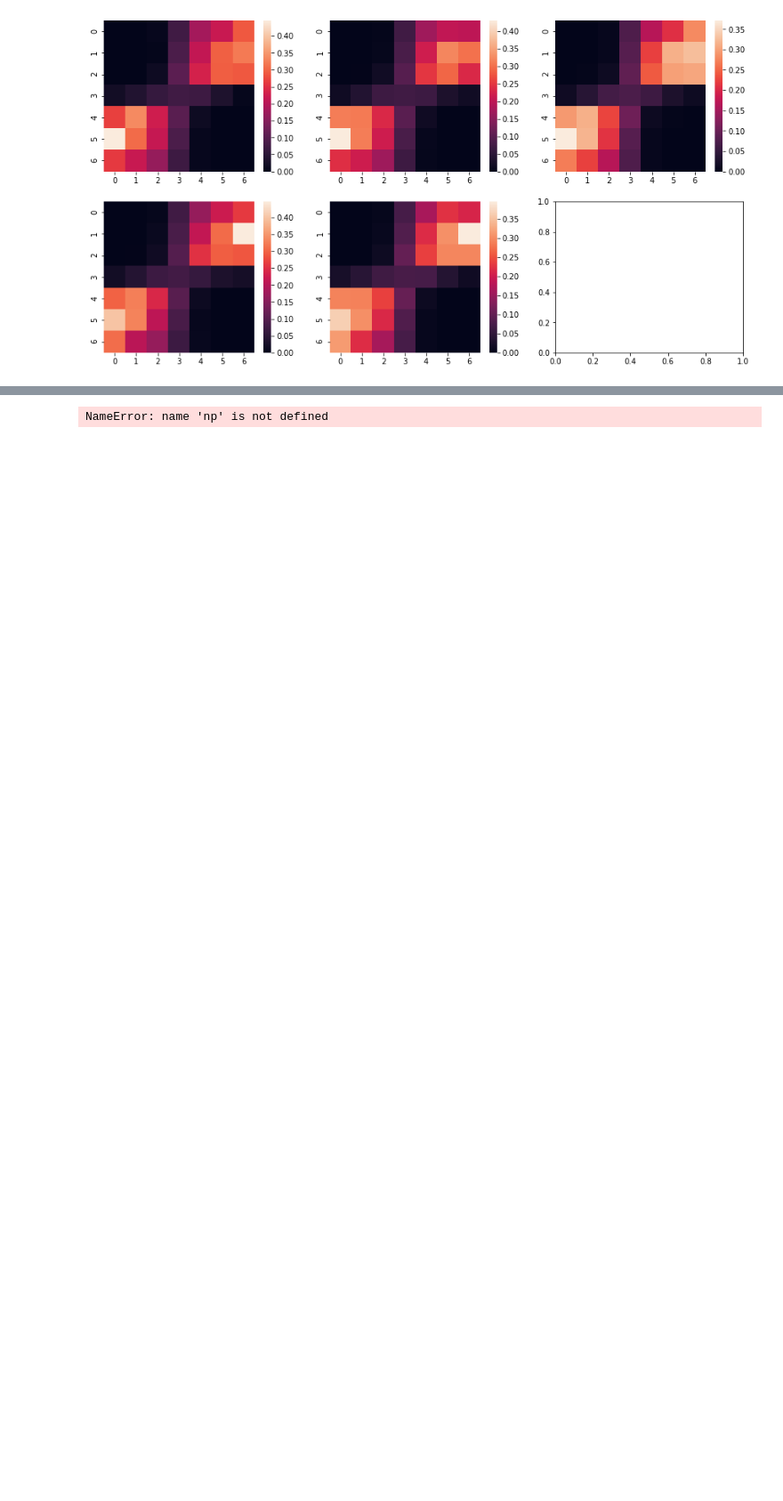
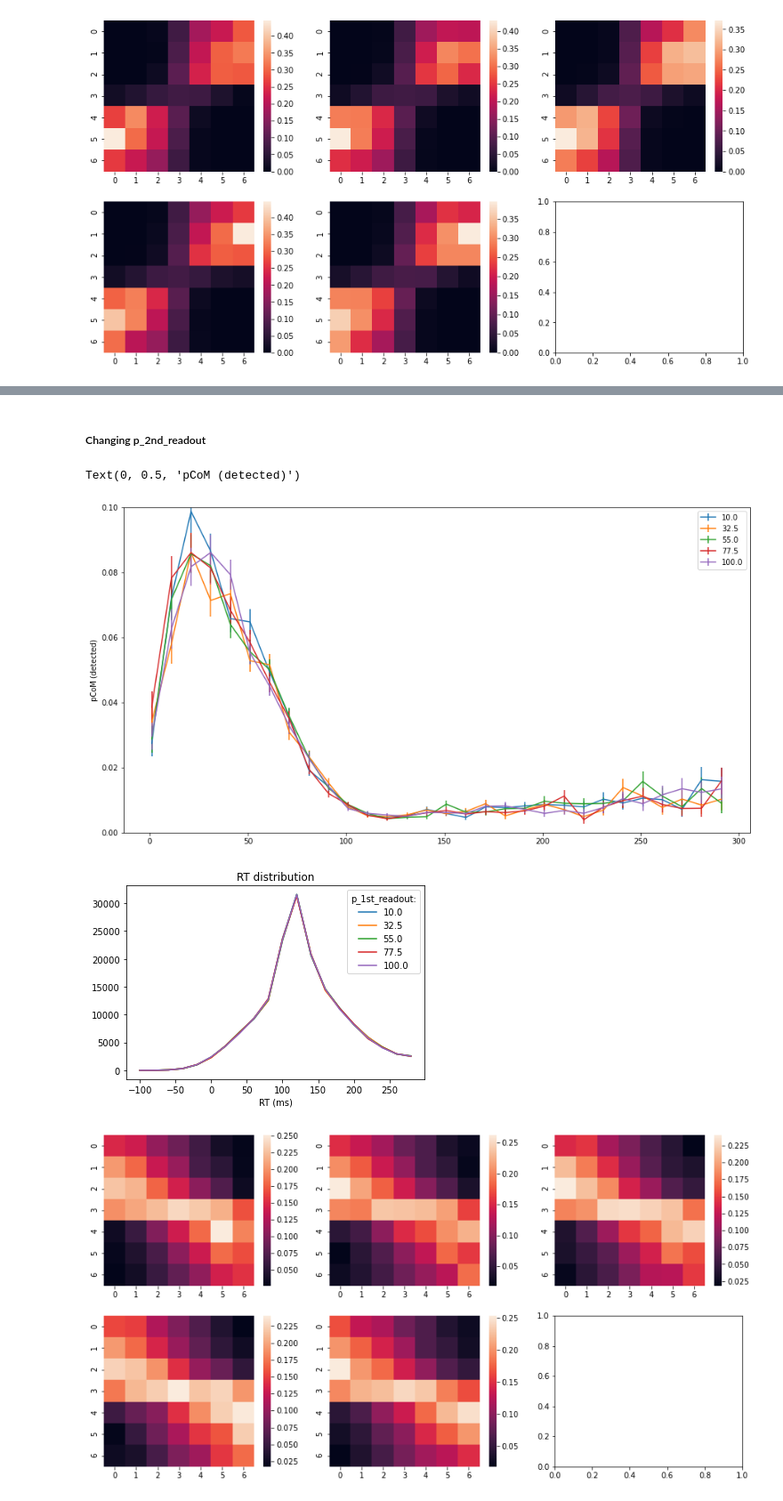
Before and after one commit to PastorJordi/custom_utils, a Jupyter notebook: notebooks/Parameter_analysis.ipynb, the cells around one changed output, grey strips where cells are left out. Shown at 89% size. Cells and saved outputs as stored; diff of their text form; code cells hidden in the pictures; blank space fills up the shorter version.

```diff
--- a/notebooks/Parameter_analysis.ipynb
+++ b/notebooks/Parameter_analysis.ipynb
@@ -705,14 +704,16 @@ KeyboardInterrupt:
+# %% [markdown]
+##### Changing p_2nd_readout
 # %%
-p_t_aff = 7
+p_t_aff = 8
 p_t_eff = 8
-p_t_a = 15
-p_w_zt = 0.2
-p_w_stim = 0.15
-p_e_noise = 0.05
+p_t_a = 14
+p_w_zt = 0.1
+p_w_stim = 0.1
+p_e_noise = 0.03
 p_com_th = 0.
-p_w_a = 0.028
+p_w_a = 0.03
 p_a_noise = np.sqrt(5e-3)
-p_1st_readout = 50
+p_1st_readout = 160
 p_2nd_readout = 5
 p_2nd_readout_list = np.linspace(10, 100, num=5)
 stim_temp = np.concatenate((stim, np.zeros((p_t_aff+p_t_eff, stim.shape[1]))))
@@ -726,31 +727,34 @@ for i_ax, p_2nd_readout in enumerate(p_2nd_readout_list):
     pro_vs_re, matrix, total_traj, init_trajs, final_trajs,\
     frst_traj_motor_time, x_val_at_updt, xpos_plot, median_pcom,\
     rt_vals, rt_bins, tr_index  =\
         exddmv2.trial_ev_vectorized(zt=zt, stim=stim_temp, coh=coh,
                                 MT_slope=MT_slope, MT_intercep=MT_intercep,
                                 p_w_zt=p_w_zt, p_w_stim=p_w_stim,
                                 p_e_noise=p_e_noise, p_com_th=p_com_th,
                                 p_t_aff=p_t_aff, p_t_eff=p_t_eff, p_t_a=p_t_a,
                                 num_tr=num_tr, p_w_a=p_w_a, p_1st_readout=p_1st_readout,
                                 p_2nd_readout=p_2nd_readout,
                                 p_a_noise=p_a_noise,
                                 compute_trajectories=compute_trajectories,
                                 stim_res=stim_res)
     hits = resp_fin == gt
     detected_com = np.abs(x_val_at_updt) > detect_CoMs_th
     data_to_plot = {'sound_len': (first_ind-fixation+p_t_eff)*stim_res, 'CoM': com,
                     'first_resp': resp_first, 'final_resp': resp_fin,
                     'avtrapz': coh,
                     'pro_vs_re': pro_vs_re,
                     'detected_com': detected_com}
     df_plot = pd.DataFrame(data_to_plot)
     binned_curve(df_plot, 'detected_com', 'sound_len', bins=BINS, ax=ax,
                  xpos=10, errorbar_kw={'label': f'{round(p_2nd_readout, 4)}'})
     ax1.plot(rt_bins[:-1], rt_vals, label=f'{round(p_2nd_readout, 4)}')
     sns.heatmap(matrix, ax=ax_mat[i_ax])
 ax1.set_title('RT distribution')
 ax1.legend(title='p_1st_readout:')
 ax1.set_xlabel('RT (ms)')
 ax.set_ylabel('pCoM (detected)')
 # %% [output]
-NameError: name 'np' is not defined
+Text(0, 0.5, 'pCoM (detected)')
+[figure, added]
+[figure, added]
+[figure, added]
```
Also changed, not shown: parts of 13 cells of this notebook, 1 other file.
